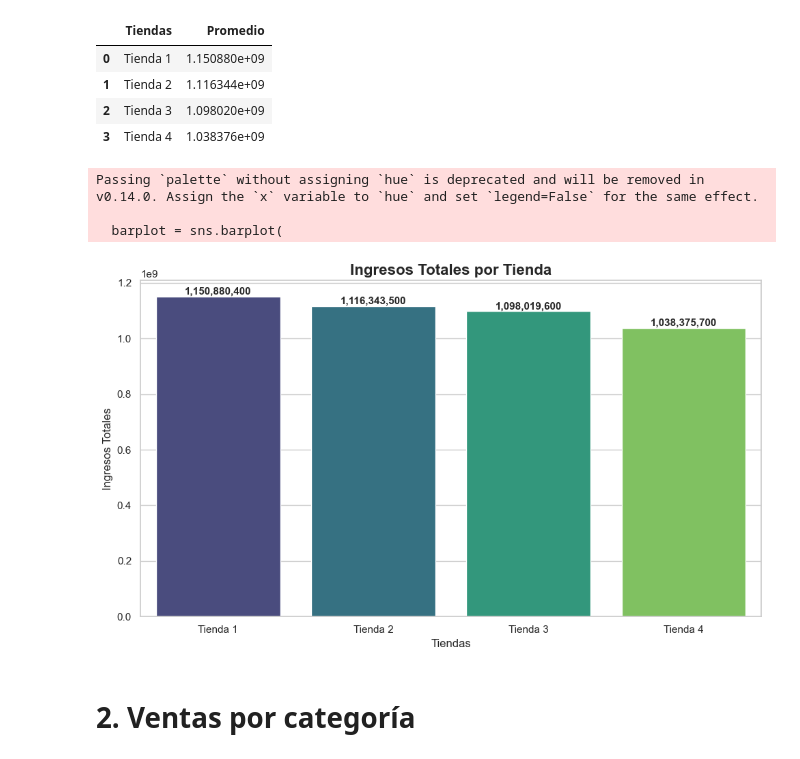
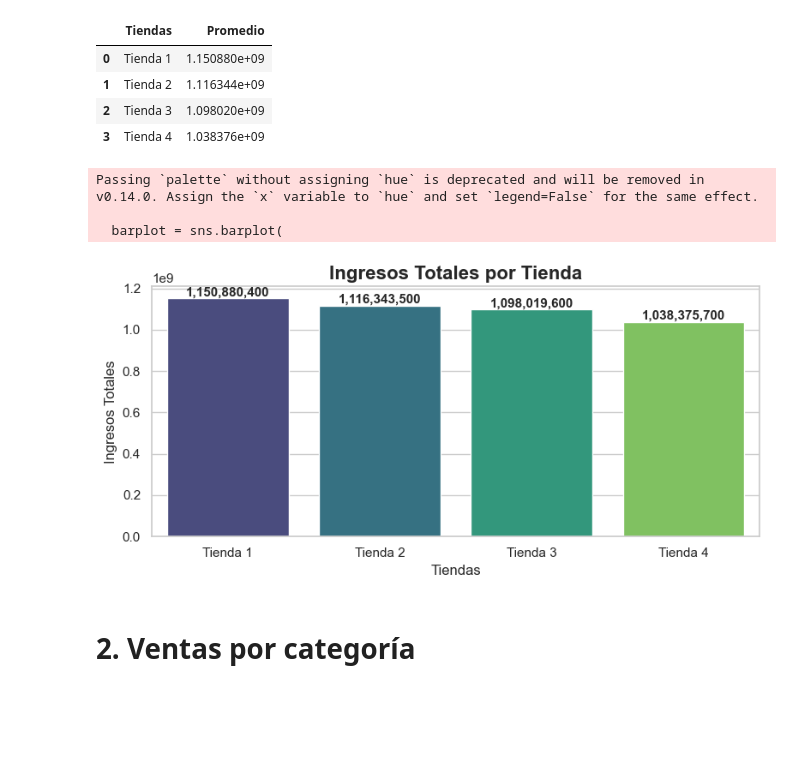
Before and after one commit to LejImkoaj/challenge1-data-science-alura-store-latam, a Jupyter notebook: AluraStoreLatam.ipynb, the cells around one changed output. Drawn from its saved outputs; the diff is of its cells as text; code cells hidden in the pictures; blank space fills up the shorter version.

```diff
--- a/AluraStoreLatam.ipynb
+++ b/AluraStoreLatam.ipynb
@@ -116,38 +116,38 @@ df_ingresos_totales
 sns.set(style="whitegrid")
 
 # Crear el gráfico de barras
-plt.figure(figsize=(10, 6))
+plt.figure(figsize=(8, 4))
 barplot = sns.barplot(
     data=df_ingresos_totales,
     x="Tiendas",
     y="Promedio",
     palette="viridis"
 )
 
 # Personalizar el gráfico
 plt.title("Ingresos Totales por Tienda", fontsize=16, fontweight='bold')
 plt.xlabel("Tiendas", fontsize=12)
 plt.ylabel("Ingresos Totales", fontsize=12)
 
 # Añadir los valores encima de cada barra
 for bar in barplot.patches:
     barplot.annotate(
         f'{bar.get_height():,.0f}',
         (bar.get_x() + bar.get_width() / 2, bar.get_height()),
         ha='center', va='bottom',
         fontsize=11, fontweight='bold'
     )
 
 # Ajustar layout
 plt.tight_layout()
 
 # Mostrar el gráfico
-plt.show()
+plt.show();
 # %% [output]
 Passing `palette` without assigning `hue` is deprecated and will be removed in v0.14.0. Assign the `x` variable to `hue` and set `legend=False` for the same effect.
 
   barplot = sns.barplot(
-[figure, old version]
+[figure, new version]
 # %% [markdown]
 # 2. Ventas por categoría
 # %% [markdown]
```
Also changed, not shown: parts of 5 cells of this notebook, 2 other files.
